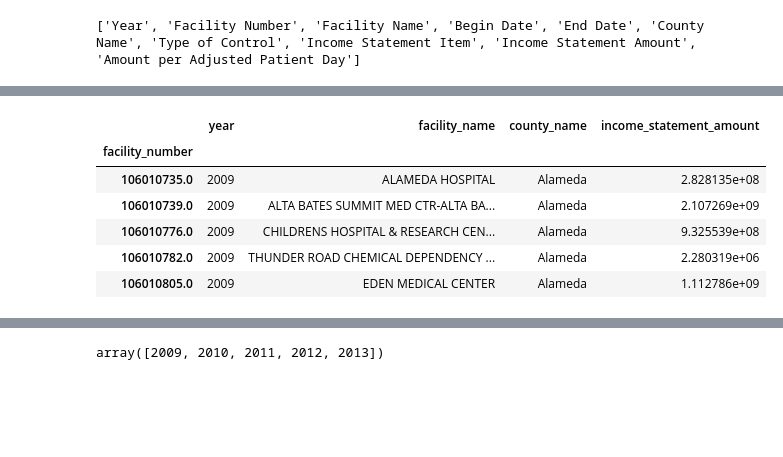
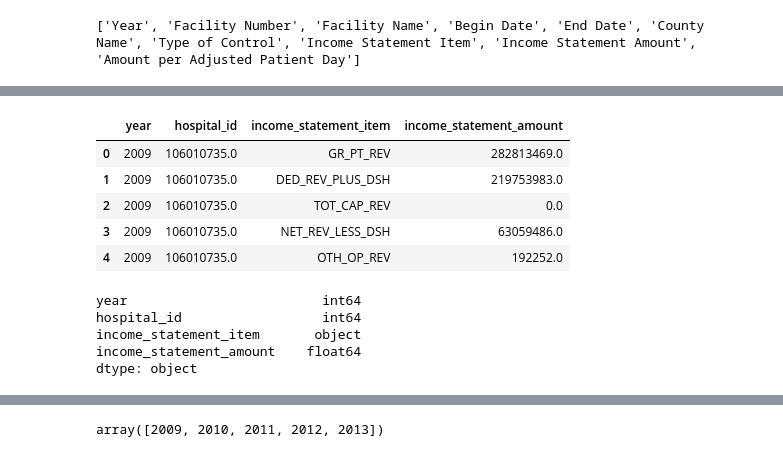
Before and after one commit to zsvorenova/ETL-project, a Jupyter notebook: CleanProfitability.ipynb, the cells around one changed output, grey strips where cells are left out. Cells and saved outputs as stored; diff of their text form; code cells hidden in the pictures; blank space fills up the shorter version.

```diff
--- a/CleanProfitability.ipynb
+++ b/CleanProfitability.ipynb
@@ -65,4 +79,5 @@ print (profit1.columns.tolist())
 # %%
-new_profit_df= profit1[["Year", "Facility Number", "Facility Name", "County Name", "Income Statement Amount"]]
+#Columns foucus needed for project
+new_profit_df= profit1[["Year", "Facility Number","Income Statement Item", "Income Statement Amount"]]
 new_profit_df.head()
 # %% [output]
@@ -77,23 +92,21 @@ new_profit_df.head()
 # %%
 ### Rename the column headers
 
 
 new_profit_df = new_profit_df.rename(columns={"Year": "year",
-                                                  "Facility Number":"facility_number",
-                                                  "Facility Name":"facility_name",
-                                                  "County Name": "county_name",
+                                                  "Facility Number":"hospital_id",
+                                                  "Income Statement Item":"income_statement_item",
                                                   "Income Statement Amount": "income_statement_amount"})
 
 
-new_profit_df.drop_duplicates("facility_number", inplace=True)
-new_profit_df.set_index("facility_number", inplace=True)
+new_profit_df.drop_duplicates(inplace=True)
+#new_profit_df.set_index("hospital_id", inplace=True)
 
 new_profit_df.head()
 # %% [output]
-|  | year | facility_name | county_name | income_statement_amount |
-| facility_number |  |  |  |  |
-| 106010735.0 | 2009 | ALAMEDA HOSPITAL | Alameda | 2.828135e+08 |
-| 106010739.0 | 2009 | ALTA BATES SUMMIT MED CTR-ALTA BA... | Alameda | 2.107269e+09 |
-| 106010776.0 | 2009 | CHILDRENS HOSPITAL & RESEARCH CEN... | Alameda | 9.325539e+08 |
-| 106010782.0 | 2009 | THUNDER ROAD CHEMICAL DEPENDENCY ... | Alameda | 2.280319e+06 |
-| 106010805.0 | 2009 | EDEN MEDICAL CENTER | Alameda | 1.112786e+09 |
+|  | year | hospital_id | income_statement_item | income_statement_amount |
+| 0 | 2009 | 106010735.0 | GR_PT_REV | 282813469.0 |
+| 1 | 2009 | 106010735.0 | DED_REV_PLUS_DSH | 219753983.0 |
+| 2 | 2009 | 106010735.0 | TOT_CAP_REV | 0.0 |
+| 3 | 2009 | 106010735.0 | NET_REV_LESS_DSH | 63059486.0 |
+| 4 | 2009 | 106010735.0 | OTH_OP_REV | 192252.0 |
@@ -99,0 +119,8 @@ new_profit_df.head()
+# %%
+new_profit_df.dtypes
+# %% [output]
+year                         int64
+hospital_id                  int64
+income_statement_item       object
+income_statement_amount    float64
+dtype: object
```
Also changed, not shown: parts of 32 cells of this notebook, 5 other files.
